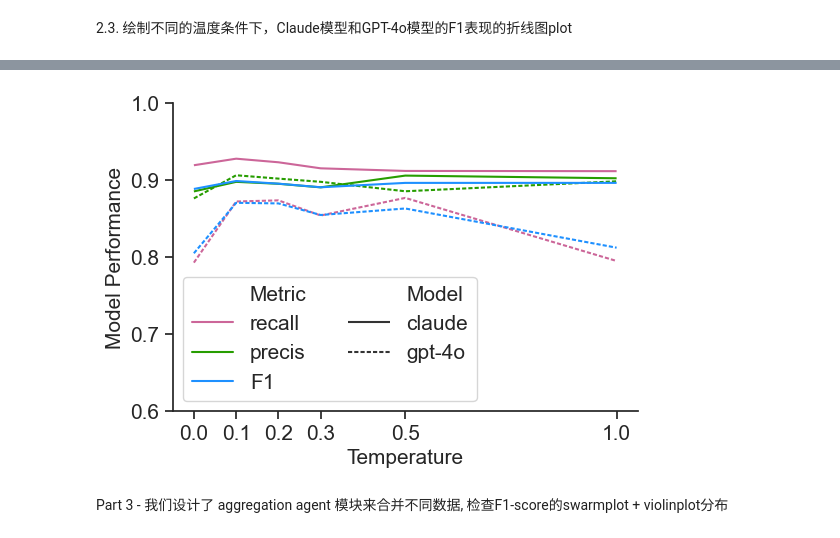
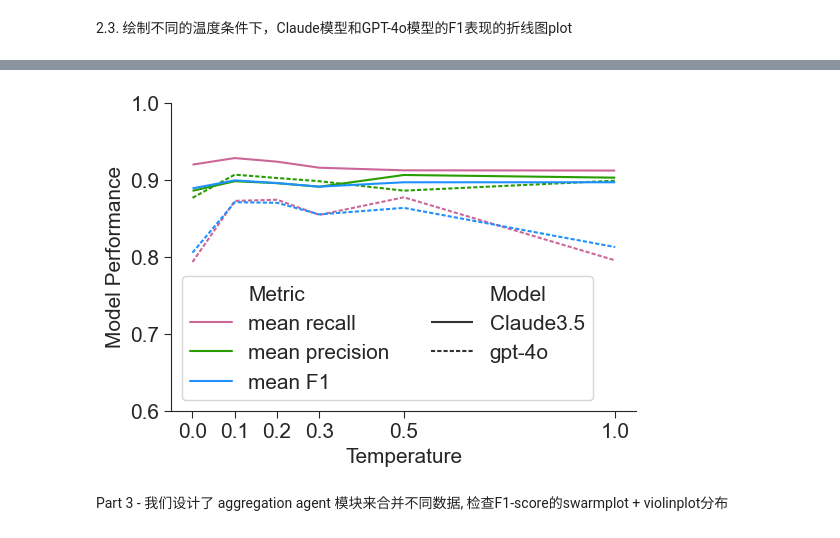
Before and after one commit to JackKuo666/LLM-BioDataExtractor, a Jupyter notebook: analyze_code/analyzing.ipynb, the cells around one changed output, grey strips where cells are left out. Drawn from its saved outputs; the diff is of its cells as text; code cells hidden in the pictures.

```diff
--- a/analyze_code/analyzing.ipynb
+++ b/analyze_code/analyzing.ipynb
@@ -108,7 +108,7 @@ def plot_f1_swarm(f1_results, title=None, xlabel=None, ylabel=None, category_ord
     sns.set(style="ticks")
 
     # 创建图形
-    fig = plt.figure(figsize=(num_categories * 1.2, 4.5))
+    fig = plt.figure(figsize=(num_categories * 1.3, 4.5))
 
     # 调整边距
     plt.subplots_adjust(left=0.1, right=0.9, top=0.9, bottom=0.1)
@@ -274,16 +274,26 @@ def plot_metric_lines(df_data):
     df_melted = df_data.melt(id_vars=['Temperature', 'Model'], value_vars=['recall', 'precis', 'F1'],
                          var_name='Metric', value_name='Value')
 
+    df_melted['Metric'] = df_melted['Metric'].map({
+        'recall': 'mean recall',
+        'precis': 'mean precision',
+        'F1': 'mean F1'
+    })
+
+
+    # 作图
+    sns.set_style('ticks')
     fig = plt.figure(figsize=(6, 4))
     colors = ['#CC6699', '#279D00', '#1E90FF']
     sns.lineplot(data=df_melted, x='Temperature', y='Value', hue='Metric', style='Model', palette=colors,
-                 markers=False, dashes={'claude': (1, 0), 'gpt-4o': (2, 1)})
+                 markers=False, dashes={'Claude3.5': (1, 0), 'gpt-4o': (2, 1)})
 
     # lims and ticks
     plt.ylim(0.60, 1.00)
     plt.yticks([0.6, 0.7, 0.8, 0.9, 1.0], fontsize=15)
     x_values = sorted(df_data['Temperature'].unique())
     plt.xticks(x_values, [str(x) for x in x_values], fontsize=15)
+    plt.tick_params(axis='both', which='major', length=5, labelsize=15)
 
 
     # Labels and legends
@@ -305,7 +315,7 @@ def plot_metric_lines(df_data):
     return fig
 
 # GPT-4o和Claude这两个模型的，不同温度的结果文件，存储在两个不同的文件夹中
-folder_paths = ['data/params_temper_data_gpt-4o/', 'data/params_temper_data_claude/']
+folder_paths = ['data/params_temper_data_gpt-4o/', 'data/params_temper_data_Claude3.5/']
 # df_data = process_metrics_entrywise(folder_paths)
 df_data = process_metrics_paperwise(folder_paths)
 print(df_data)
@@ -330,4 +340,4 @@ fig = plot_metric_lines(df_data)
-[figure, old version]
+[figure, new version]
 # %% [markdown]
 Part 3 - 我们设计了 aggregation agent 模块来合并不同数据, 检查F1-score的swarmplot + violinplot分布
 # %% [markdown]
```
Also changed, not shown: parts of 20 cells of this notebook.
